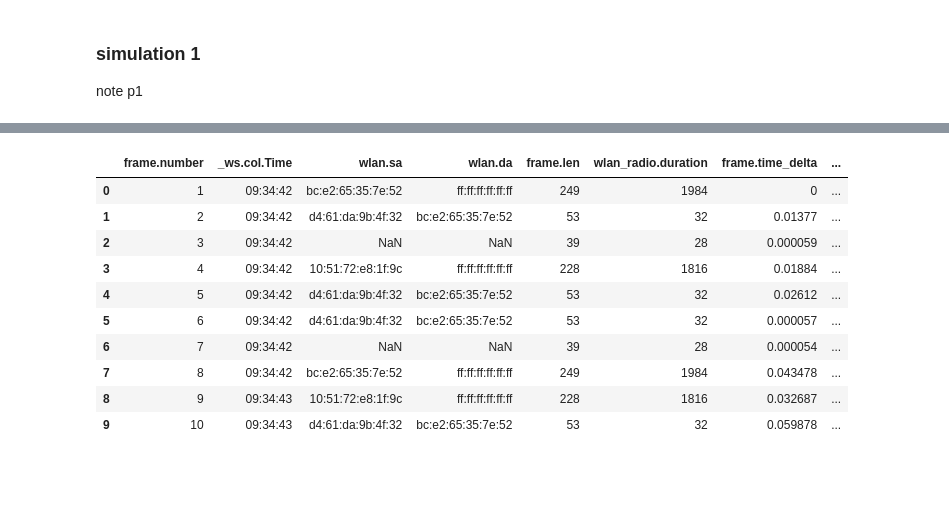
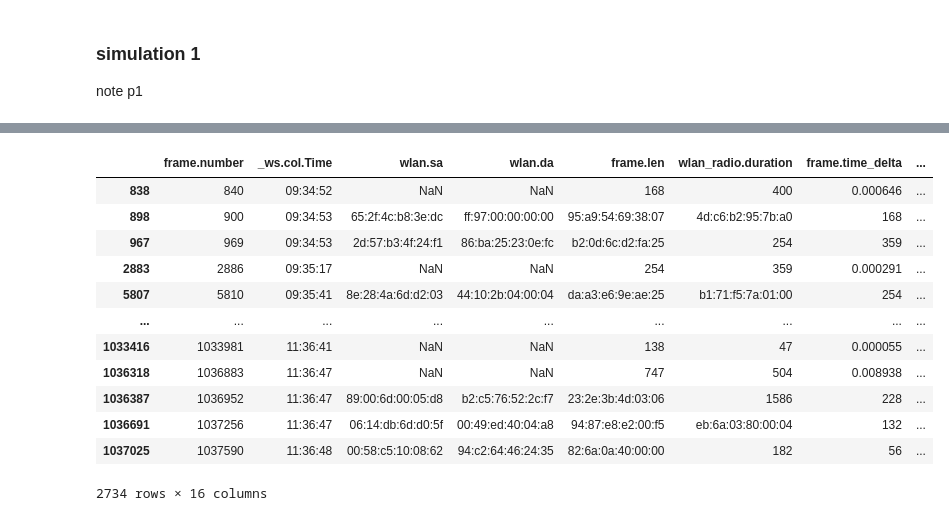
Before and after one commit to hamusita/master_research, a Jupyter notebook: simulations/simulation.ipynb, the cells around one changed output, grey strips where cells are left out. Cells and saved outputs as stored; diff of their text form; code cells hidden in the pictures; blank space fills up the shorter version.

```diff
--- a/simulations/simulation.ipynb
+++ b/simulations/simulation.ipynb
@@ -19,2 +19,3 @@ import pandas as pd
 # %%
-df = pd.read_csv("/content/drive/My Drive/research4jaist/WiFi_data_csv/hefeinan_190707_channel1_0000.csv", low_memory=False)
+df = pd.read_csv("../WiFi_data/hefeinan_190707_channel1_0000.csv", low_memory=False)
+df.head(-10)
@@ -21,14 +36,16 @@ df = pd.read_csv("/content/drive/My Drive/research4jaist/WiFi_data_csv/hefeinan_
 # %%
-df.head(10)
+df[~df["Unnamed: 12"].isna()].head(-10)
 # %% [output]
 |  | frame.number | _ws.col.Time | wlan.sa | wlan.da | frame.len | wlan_radio.duration | frame.time_delta | ... |
-| 0 | 1 | 09:34:42 | bc:e2:65:35:7e:52 | ff:ff:ff:ff:ff:ff | 249 | 1984 | 0 | ... |
-| 1 | 2 | 09:34:42 | d4:61:da:9b:4f:32 | bc:e2:65:35:7e:52 | 53 | 32 | 0.01377 | ... |
-| 2 | 3 | 09:34:42 | NaN | NaN | 39 | 28 | 0.000059 | ... |
-| 3 | 4 | 09:34:42 | 10:51:72:e8:1f:9c | ff:ff:ff:ff:ff:ff | 228 | 1816 | 0.01884 | ... |
-| 4 | 5 | 09:34:42 | d4:61:da:9b:4f:32 | bc:e2:65:35:7e:52 | 53 | 32 | 0.02612 | ... |
-| 5 | 6 | 09:34:42 | d4:61:da:9b:4f:32 | bc:e2:65:35:7e:52 | 53 | 32 | 0.000057 | ... |
-| 6 | 7 | 09:34:42 | NaN | NaN | 39 | 28 | 0.000054 | ... |
-| 7 | 8 | 09:34:42 | bc:e2:65:35:7e:52 | ff:ff:ff:ff:ff:ff | 249 | 1984 | 0.043478 | ... |
-| 8 | 9 | 09:34:43 | 10:51:72:e8:1f:9c | ff:ff:ff:ff:ff:ff | 228 | 1816 | 0.032687 | ... |
-| 9 | 10 | 09:34:43 | d4:61:da:9b:4f:32 | bc:e2:65:35:7e:52 | 53 | 32 | 0.059878 | ... |
+| 838 | 840 | 09:34:52 | NaN | NaN | 168 | 400 | 0.000646 | ... |
+| 898 | 900 | 09:34:53 | 65:2f:4c:b8:3e:dc | ff:97:00:00:00:00 | 95:a9:54:69:38:07 | 4d:c6:b2:95:7b:a0 | 168 | ... |
+| 967 | 969 | 09:34:53 | 2d:57:b3:4f:24:f1 | 86:ba:25:23:0e:fc | b2:0d:6c:d2:fa:25 | 254 | 359 | ... |
+| 2883 | 2886 | 09:35:17 | NaN | NaN | 254 | 359 | 0.000291 | ... |
+| 5807 | 5810 | 09:35:41 | 8e:28:4a:6d:d2:03 | 44:10:2b:04:00:04 | da:a3:e6:9e:ae:25 | b1:71:f5:7a:01:00 | 254 | ... |
+| ... | ... | ... | ... | ... | ... | ... | ... | ... |
+| 1033416 | 1033981 | 11:36:41 | NaN | NaN | 138 | 47 | 0.000055 | ... |
+| 1036318 | 1036883 | 11:36:47 | NaN | NaN | 747 | 504 | 0.008938 | ... |
+| 1036387 | 1036952 | 11:36:47 | 89:00:6d:00:05:d8 | b2:c5:76:52:2c:f7 | 23:2e:3b:4d:03:06 | 1586 | 228 | ... |
+| 1036691 | 1037256 | 11:36:47 | 06:14:db:6d:d0:5f | 00:49:ed:40:04:a8 | 94:87:e8:e2:00:f5 | eb:6a:03:80:00:04 | 132 | ... |
+| 1037025 | 1037590 | 11:36:48 | 00:58:c5:10:08:62 | 94:c2:64:46:24:35 | 82:6a:0a:40:00:00 | 182 | 56 | ... |
+2734 rows × 16 columns
```
Also changed, not shown: parts of 11 cells of this notebook.
